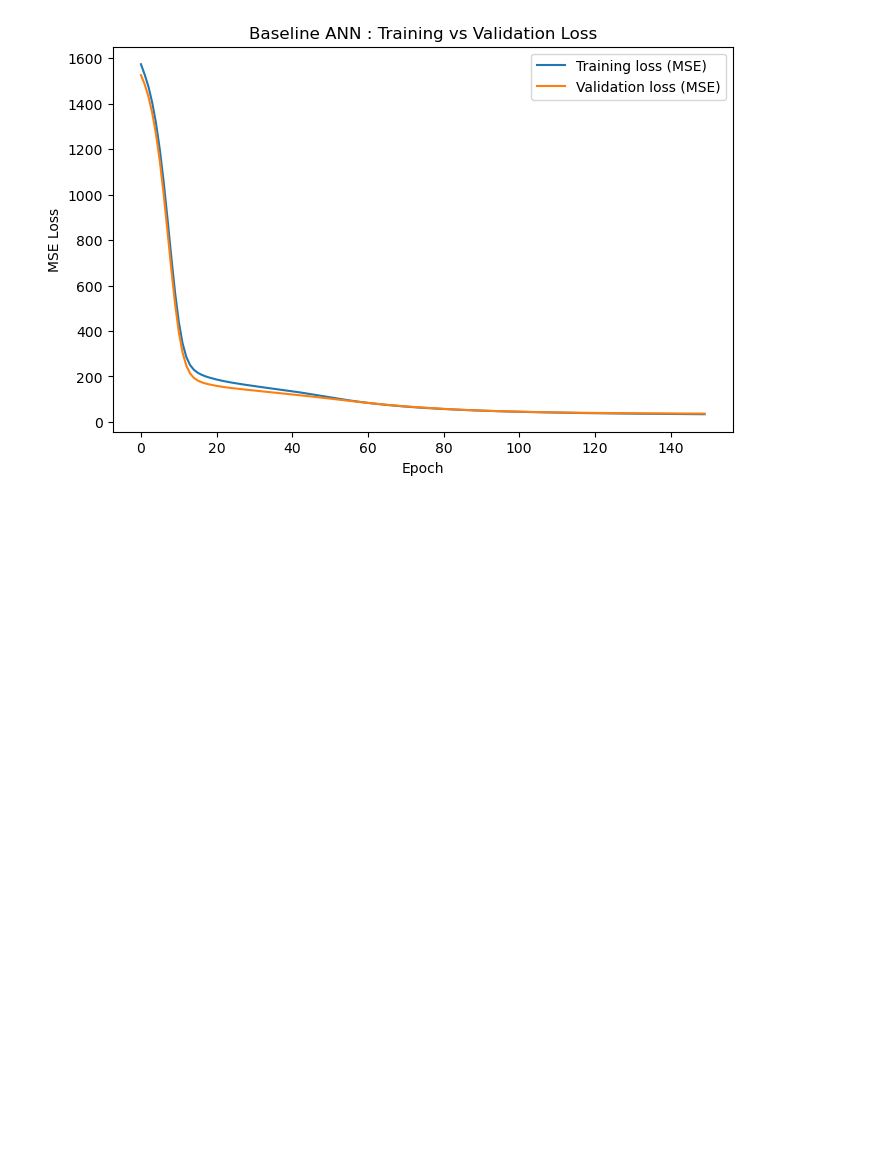
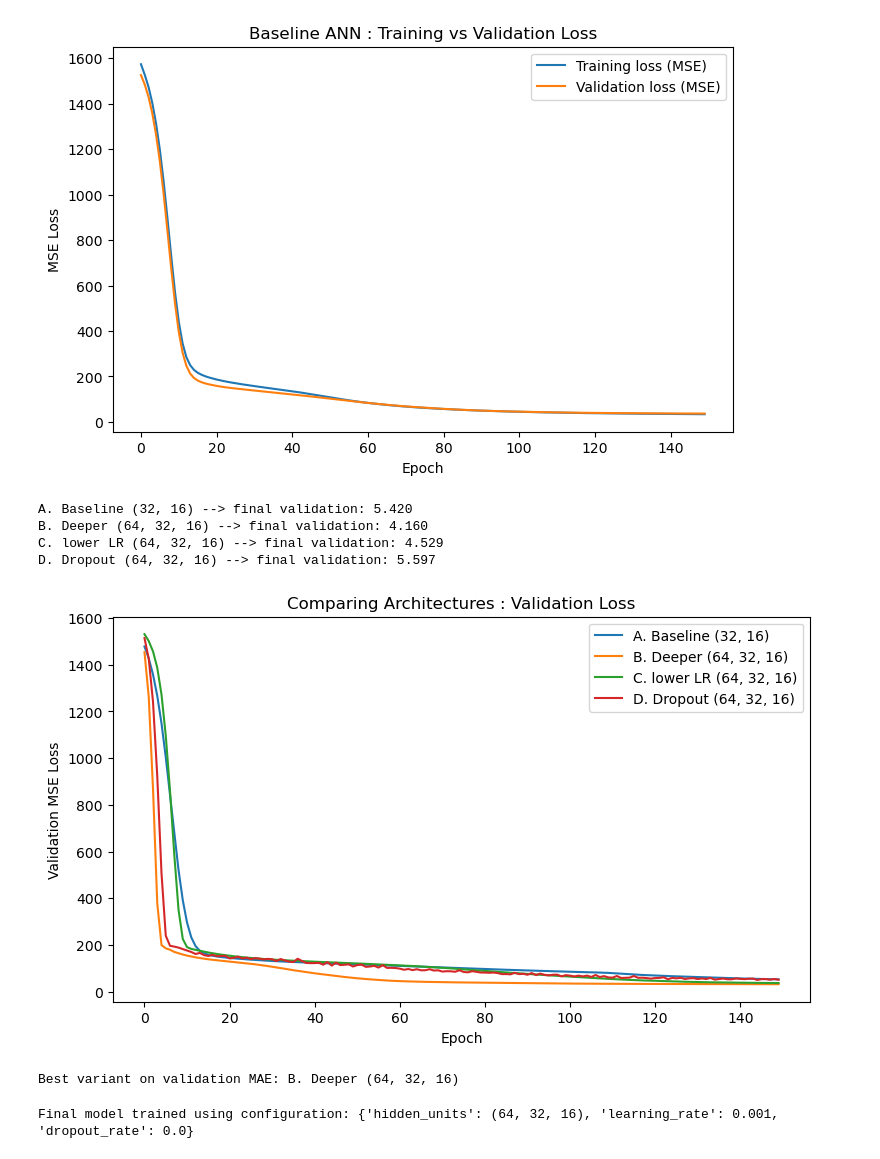
Before and after one commit to Niraj7272/DataScience, a Jupyter notebook: Practice/DL/ANN/ANN_Using_Tensorflow/annTensorflow.ipynb, the cells around one changed output. Cells and saved outputs as stored; diff of their text form; code cells hidden in the pictures; blank space fills up the shorter version.

```diff
--- a/Practice/DL/ANN/ANN_Using_Tensorflow/annTensorflow.ipynb
+++ b/Practice/DL/ANN/ANN_Using_Tensorflow/annTensorflow.ipynb
@@ -274,3 +274,65 @@ plt.legend()
 plt.show()
 # %% [output]
 [figure]
+# %%
+variants = {
+    'A. Baseline (32, 16)': dict(hidden_units=(32, 16), learning_rate=0.001, dropout_rate=0.0),
+    'B. Deeper (64, 32, 16)': dict(hidden_units=(64, 32, 16), learning_rate=0.001, dropout_rate=0.0),
+    'C. lower LR (64, 32, 16)': dict(hidden_units=(64, 32, 16), learning_rate=0.0005, dropout_rate=0.0),
+    'D. Dropout (64, 32, 16)': dict(hidden_units=(64, 32, 16), learning_rate=0.001, dropout_rate=0.2)
+}
+
+results = {}
+histories = {}
+
+for name, params in variants.items():
+    tf.random.set_seed(SEED)
+    m = build_model(**params)
+    h = m.fit(
+        X_train_scaled, y_train,
+        validation_split=0.2,
+        epochs=150,
+        batch_size=32,
+        verbose=0
+    )
+
+    val_mae = h.history['val_mae'][-1]
+    results[name] = val_mae
+    histories[name] = h
+    print(f"{name} --> final validation: {val_mae:.3f}")
+# %% [output]
+A. Baseline (32, 16) --> final validation: 5.420
+B. Deeper (64, 32, 16) --> final validation: 4.160
+C. lower LR (64, 32, 16) --> final validation: 4.529
+D. Dropout (64, 32, 16) --> final validation: 5.597
+# %%
+plt.figure(figsize=(9, 5))
+for name, h in histories.items():
+    plt.plot(h.history['val_loss'], label=name)
+
+plt.xlabel('Epoch')
+plt.ylabel('Validation MSE Loss')
+plt.title('Comparing Architectures : Validation Loss')
+plt.legend()
+plt.show()
+
+best_variant = min(results, key=results.get)
+print('Best variant on validation MAE:', best_variant)
+# %% [output]
+[figure, added]
+Best variant on validation MAE: B. Deeper (64, 32, 16)
+# %%
+final_params = variants[best_variant]
+tf.random.set_seed(SEED)
+final_ann = build_model(**final_params)
+
+final_history = final_ann.fit(
+    X_train_scaled, y_train,
+    validation_split = 0.2,
+    epochs=200,
+    batch_size=32,
+    verbose=0
+)
+print('Final model trained using configuration:', final_params)
+# %% [output]
+Final model trained using configuration: {'hidden_units': (64, 32, 16), 'learning_rate': 0.001, 'dropout_rate': 0.0}
```
Also changed, not shown: parts of 2 cells of this notebook.
